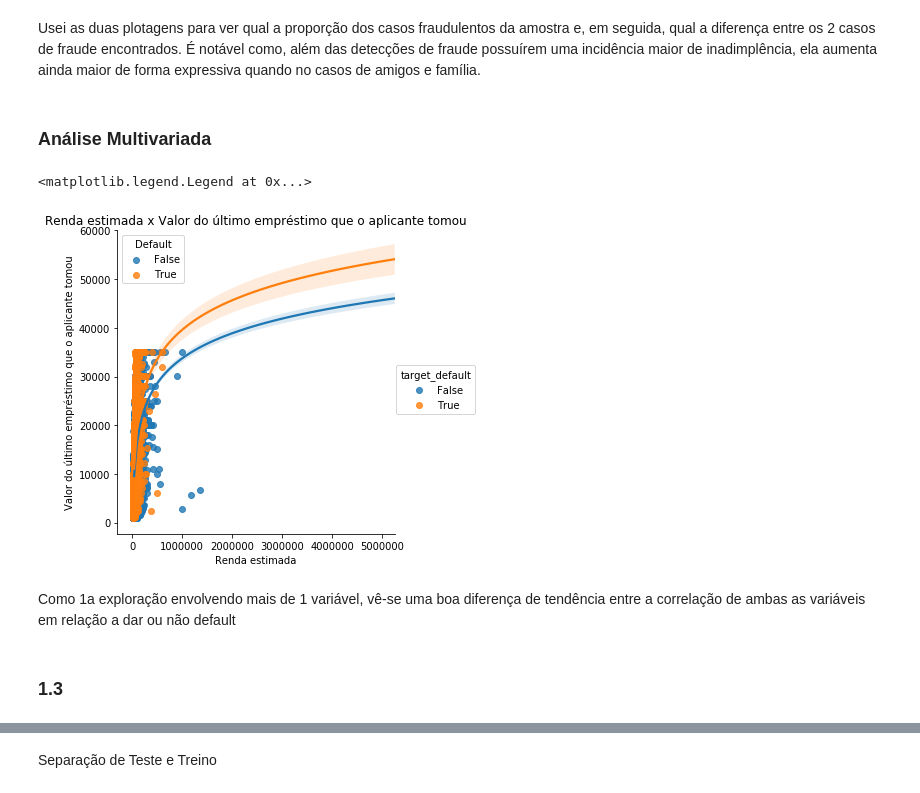
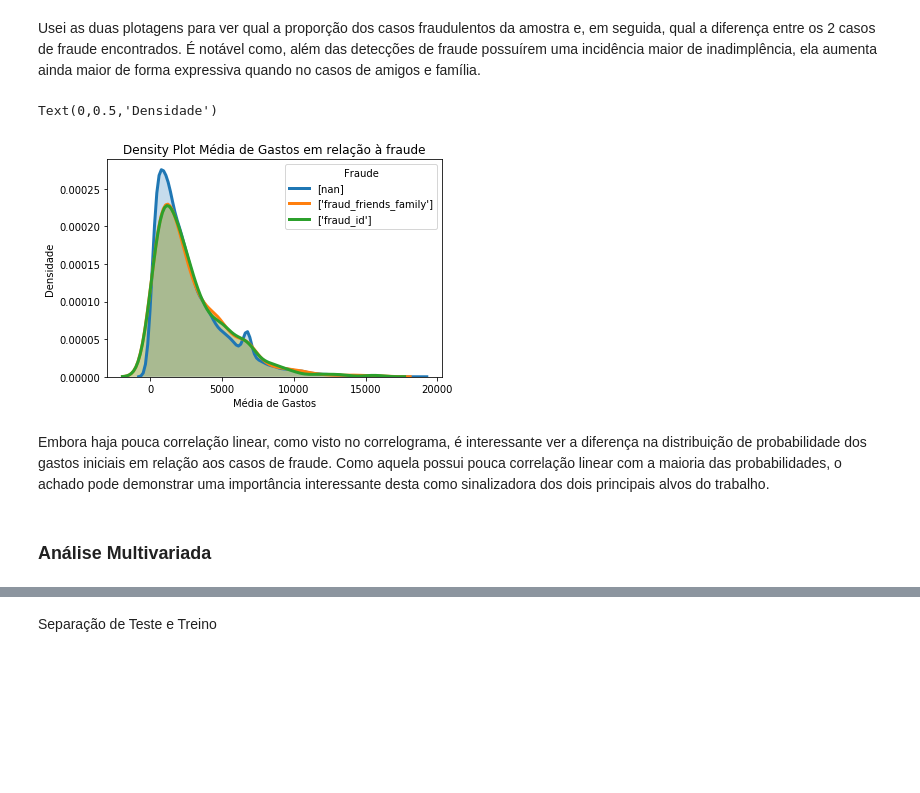
Before and after one commit to bicudorafa/-Development-Udacity_DataChallenge_Nubank, a Jupyter notebook: Case_Nubank.ipynb, the cells around one changed output, grey strips where cells are left out. Saved outputs shown, nothing was run; the diff lists cells and outputs as text; code cells hidden in the pictures; blank space fills up the shorter version.

```diff
--- a/Case_Nubank.ipynb
+++ b/Case_Nubank.ipynb
@@ -258,9 +258,11 @@ Como o objetivo do trabalho inclui, também, qual será o limite inicial de um f
 # Agregação dos gastos médios nos primeiros 3 meses de cada cliente
 pv_3m = spend.loc[spend.month < 3, :].groupby(['ids']).spends.mean()
 
-# junção ao df inicial para transformação em df, com o mesmo index dos demais
+# junção ao df inicial para transformação em df, com o mesmo index dos demais, e renomeação da variável
 spend_y = acquisition[['ids']].join(pv_3m, on = 'ids', how = 'left')
 spend_y.drop(['ids'], axis = 1, inplace = True)
+spend_y.rename(index=str, columns={"spends": "pv_3m"}, inplace = True)
+spend_y.reset_index(inplace=True, drop=True) # vale ressaltar esse passo como necessário para mudança do dtype do index
 # %% [markdown]
 # EDA
 # %% [markdown]
@@ -307,13 +331,15 @@ Nesta seção, usaremos a matriz de correlações de Pearson para ter um primeir
 target_label = do_labelEncoding(
     acquisition[['target_default', 'target_fraud']], ['target_default', 'target_fraud']
 )
+# Matriz com todas as variáveis em formato numérico
+total = pd.concat([combo_X_clean.iloc[0:45000, 1:], target_label, spend_y], axis = 1, join='inner')
 
 # Plot da matriz de correlação entre os dados
 plt.figure(figsize=(30,30))
 plt.title('Pearson correlation of features', y=1.05, size=20)
 sns.heatmap(
-    pd.concat([combo_X_clean.iloc[0:45000, 1:], target_label, spend_y], axis = 1).corr(), # df de todas as variáveis do trabalho
-    linewidths=0.1, vmax=1.0, square=True, linecolor='white', annot=True
+    total.corr(),linewidths=0.1, vmax=1.0, square=True,
+    linecolor='white', annot=True
 )
 # %% [output]
 <matplotlib.axes._subplots.AxesSubplot at 0x...>
@@ -385,21 +419,26 @@ plt.legend(prop={'size': 10}, title = 'Default')
 [figure]
 # %% [markdown]
 Usei as duas plotagens para ver qual a proporção dos casos fraudulentos da amostra e, em seguida, qual a diferença entre os 2 casos de fraude encontrados. É notável como, além das detecções de fraude possuírem uma incidência maior de inadimplência, ela aumenta ainda maior de forma expressiva quando no casos de amigos e  família.
+# %%
+# Plot
+# Iteração com as variáveis
+for feature in total.target_fraud_label.unique():
+    # Subset em relação a cada
+    subset = total[total['target_fraud_label'] == feature]
+
+    # density plot
+    sns.distplot(subset['pv_3m'], hist = False, kde = True,
+                 kde_kws = {'shade': True, 'linewidth': 3},
+                 label = acquisition[total['target_fraud_label'] == feature].target_fraud.unique()) # Resgata nomes originais
+# Atributos
+plt.legend(prop={'size': 10}, title = 'Fraude')
+plt.title('Density Plot Média de Gastos em relação à fraude')
+plt.xlabel('Média de Gastos')
+plt.ylabel('Densidade')
+# %% [output]
+Text(0,0.5,'Densidade')
+[figure, added]
+# %% [markdown]
+Embora haja pouca correlação linear, como visto no correlograma, é interessante ver a diferença na distribuição de probabilidade dos gastos iniciais em relação aos casos de fraude. Como aquela possui pouca correlação linear com a maioria das probabilidades, o achado pode demonstrar uma importância interessante desta como sinalizadora dos dois principais alvos do trabalho.
 # %% [markdown]
 ### Análise Multivariada
-# %%
-sns.lmplot(
-    x="income", y="last_amount_borrowed", hue="target_default", data=acquisition,
-    logx=True
-)
-plt.title('Renda estimada x Valor do último empréstimo que o aplicante tomou')
-plt.xlabel('Renda estimada')
-plt.ylabel('Valor do último empréstimo que o aplicante tomou')
-plt.legend(prop={'size': 10}, title = 'Default')
-# %% [output]
-<matplotlib.legend.Legend at 0x...>
-[figure, removed]
-# %% [markdown]
-Como 1a exploração envolvendo mais de 1 variável, vê-se uma boa diferença de tendência entre a correlação de ambas as variáveis em relação a dar ou não default
-# %% [markdown]
-### 1.3
```
Also changed, not shown: parts of 62 cells of this notebook.
